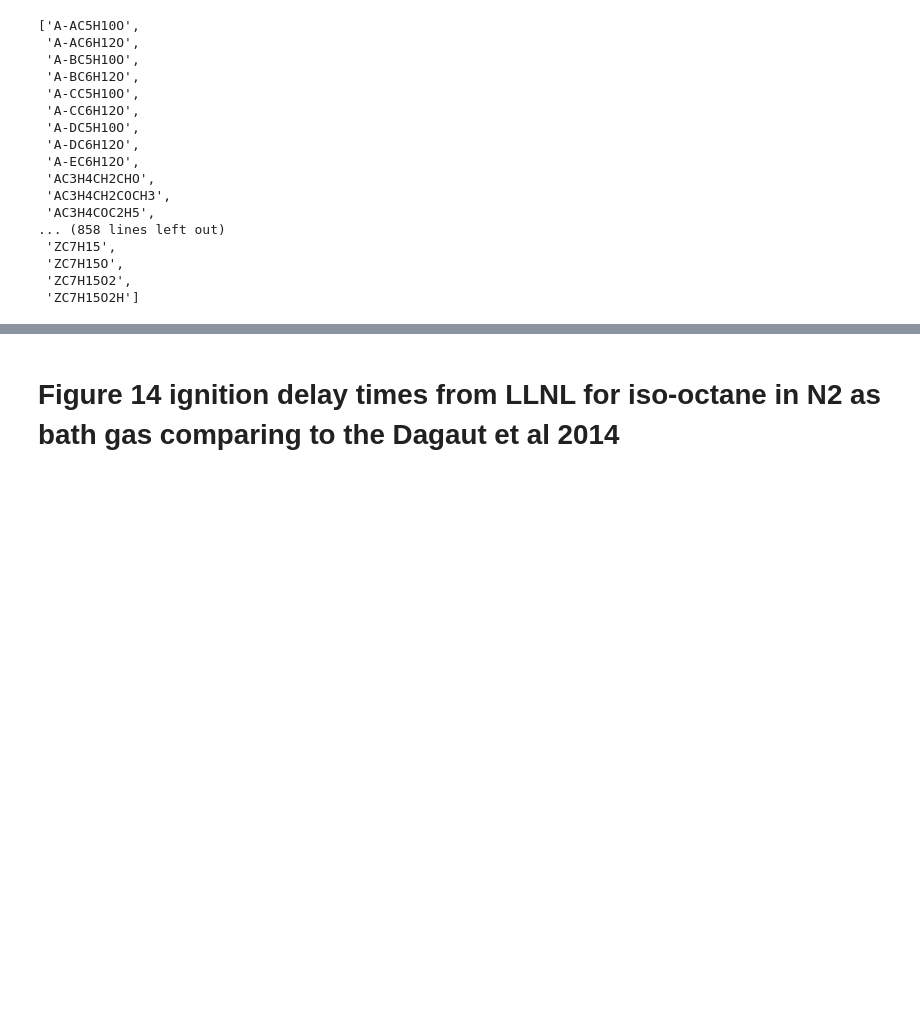
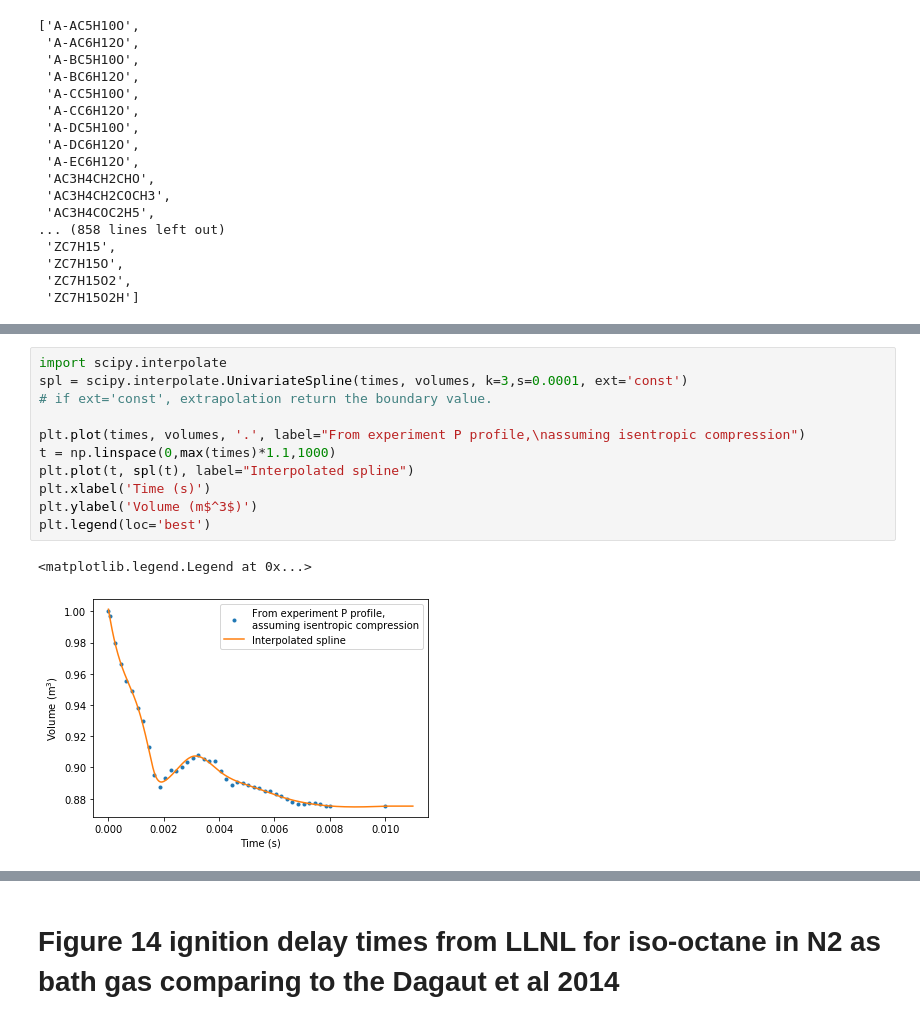
Before and after one commit to ajuluc/GTL, a Jupyter notebook: ic8_ignition_delay_LLNL.ipynb, the cells around one changed output, grey strips where cells are left out. Saved outputs shown, nothing was run; the diff lists cells and outputs as text; blank space fills up the shorter version.

```diff
--- a/ic8_ignition_delay_LLNL.ipynb
+++ b/ic8_ignition_delay_LLNL.ipynb
@@ -123,0 +234,14 @@ gas()
+# %%
+import scipy.interpolate
+spl = scipy.interpolate.UnivariateSpline(times, volumes, k=3,s=0.0001, ext='const')
+# if ext='const', extrapolation return the boundary value.
+
+plt.plot(times, volumes, '.', label="From experiment P profile,\nassuming isentropic compression")
+t = np.linspace(0,max(times)*1.1,1000)
+plt.plot(t, spl(t), label="Interpolated spline")
+plt.xlabel('Time (s)')
+plt.ylabel('Volume (m$^3$)')
+plt.legend(loc='best')
+# %% [output]
+<matplotlib.legend.Legend at 0x...>
+[figure, added]
```
Also changed, not shown: parts of 21 cells of this notebook, 2 other files.
